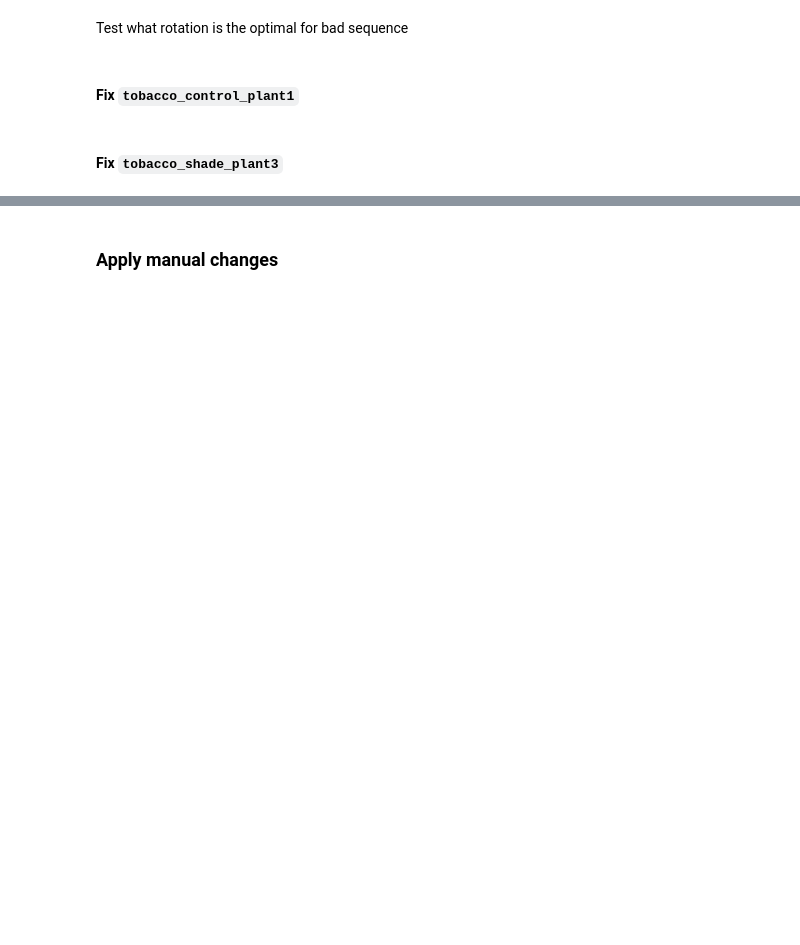
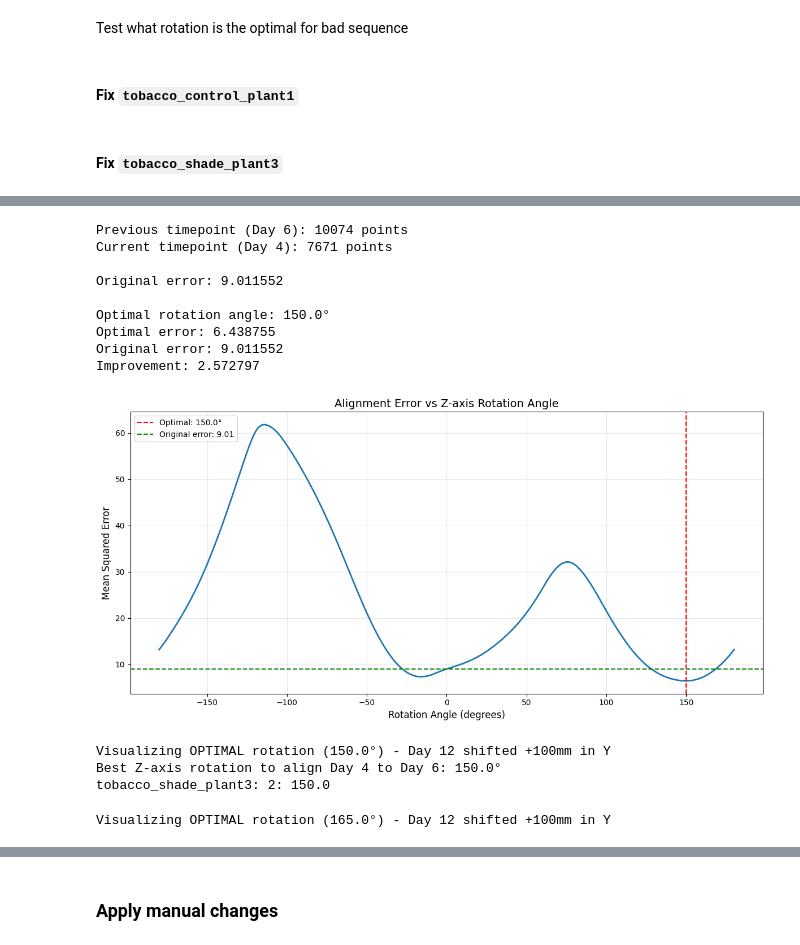
Before and after one commit to Joaquin-Gajardo/plant-shape-analysis, a Jupyter notebook: notebooks/8-plant_sequences_alignment_TrackPlant3D.ipynb, the cells around one changed output, grey strips where cells are left out. Saved outputs shown, nothing was run; the diff lists cells and outputs as text; code cells hidden in the pictures; blank space fills up the shorter version.

```diff
--- a/notebooks/8-plant_sequences_alignment_TrackPlant3D.ipynb
+++ b/notebooks/8-plant_sequences_alignment_TrackPlant3D.ipynb
@@ -1073,4 +1073,5 @@ plant_dataset = PlantSequencesDataset(
     version="v1",
     alignment_method="stem_based",
     use_ply=True,
+    verbose=True
 )
@@ -1077 +1081,9 @@ plant_dataset = PlantSequencesDataset(
+# %%
+for seq in selected_sequences:
+    visualize_plant_sequence(
+        plant_dataset.get_timeseries_by_sequence_name(seq),
+        window_name=seq,
+        spacing=100,
+        normals_scale=0.2
+    )
 # %%
@@ -1293 +1309,32 @@ problematic_seq = plant_dataset.get_timeseries_by_sequence_name(seq_name)
+# %%
+prev_idx = 3
+curr_idx = 2
+prev_tp = problematic_seq['timepoints'][prev_idx]
+curr_tp = problematic_seq['timepoints'][curr_idx]
+organs_to_use = [0, 1, 2, 3, 4, 5]
+best_angle, errors = get_best_z_rotation(prev_tp, curr_tp, organs_to_use=organs_to_use)
+print(f"Best Z-axis rotation to align Day {curr_tp['day']} to Day {prev_tp['day']}: {best_angle:.1f}°")
+print(f"{problematic_seq['sequence_name']}: {curr_idx}: {best_angle}")
+# OK. Optimal yaw angle adjustment: 165° but need to correct error in organ labels in timestep 3!
+# In this case the error was very low so it's clear it's a labeling issue due to symmetry, hierarchy (looking at future times
+# it's clear that purple leaf comes out of blue leaf's peduncle)
+# Why does 3 and 4 align so well then? timestep 4 also has wrong labels!
+# %% [output]
+Previous timepoint (Day 6): 10074 points
+Current timepoint (Day 4): 7671 points
+
+Original error: 9.011552
+
+Optimal rotation angle: 150.0°
+Optimal error: 6.438755
+Original error: 9.011552
+Improvement: 2.572797
+[figure, added]
+Visualizing OPTIMAL rotation (150.0°) - Day 12 shifted +100mm in Y
+Best Z-axis rotation to align Day 4 to Day 6: 150.0°
+tobacco_shade_plant3: 2: 150.0
+# %%
+plot_current_vs_rotated(prev_tp, curr_tp, 165)
+# %% [output]
+Visualizing OPTIMAL rotation (165.0°) - Day 12 shifted +100mm in Y
 # %%
```
Also changed, not shown: parts of 17 cells of this notebook, 1 other file.
